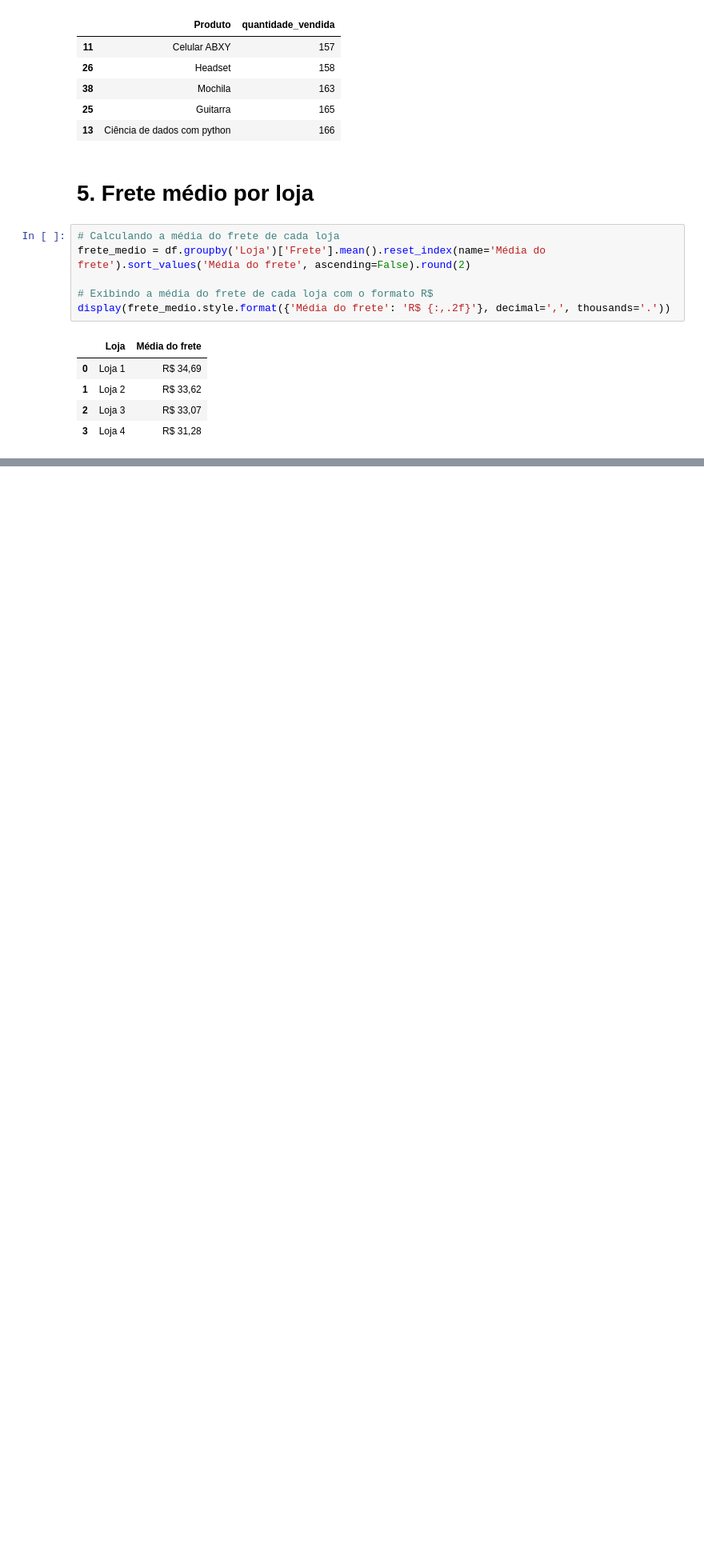
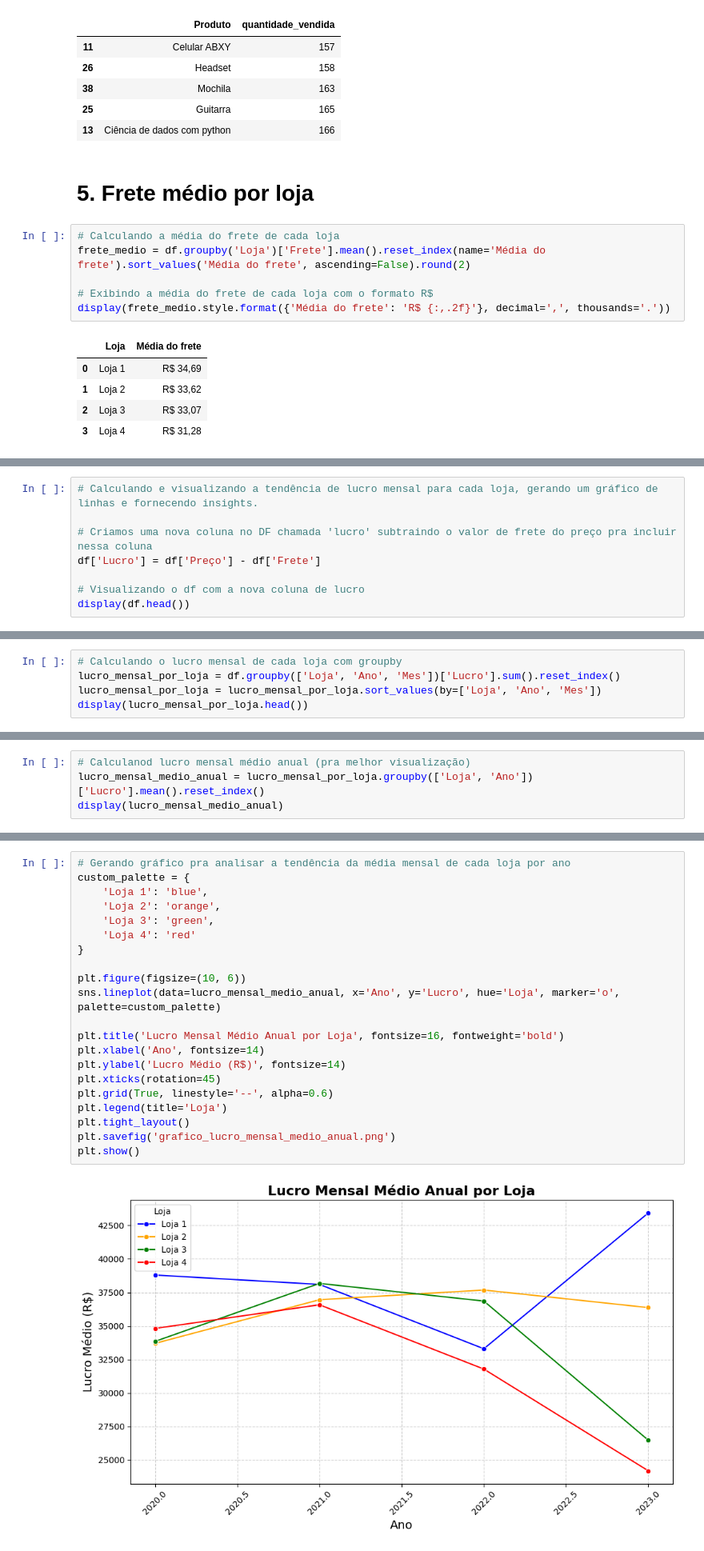
Before and after one commit to lidimoura/challenge1-data-science-Alura-Store, a Jupyter notebook: AluraStoreBrasil.ipynb, the cells around one changed output, grey strips where cells are left out. Shown at 80% size. Cells and saved outputs as stored; diff of their text form; blank space fills up the shorter version.

Commit message:
Criado usando o Colab - finalização da análise com gráficos comparativos de rendimento mensal médio de cada loja e receita média por venda de cada loja

```diff
--- a/AluraStoreBrasil.ipynb
+++ b/AluraStoreBrasil.ipynb
@@ -559,0 +562,8 @@ plt.show()
+# %%
+# Calculando e visualizando a tendência de lucro mensal para cada loja, gerando um gráfico de linhas e fornecendo insights.
+
+# Criamos uma nova coluna no DF chamada 'lucro' subtraindo o valor de frete do preço pra incluir nessa coluna
+df['Lucro'] = df['Preço'] - df['Frete']
+
+# Visualizando o df com a nova coluna de lucro
+display(df.head())
@@ -559,0 +577,5 @@ plt.show()
+# %%
+# Calculando o lucro mensal de cada loja com groupby
+lucro_mensal_por_loja = df.groupby(['Loja', 'Ano', 'Mes'])['Lucro'].sum().reset_index()
+lucro_mensal_por_loja = lucro_mensal_por_loja.sort_values(by=['Loja', 'Ano', 'Mes'])
+display(lucro_mensal_por_loja.head())
@@ -559,0 +589,4 @@ plt.show()
+# %%
+# Calculanod lucro mensal médio anual (pra melhor visualização)
+lucro_mensal_medio_anual = lucro_mensal_por_loja.groupby(['Loja', 'Ano'])['Lucro'].mean().reset_index()
+display(lucro_mensal_medio_anual)
@@ -559,0 +611,23 @@ plt.show()
+# %%
+# Gerando gráfico pra analisar a tendência da média mensal de cada loja por ano
+custom_palette = {
+    'Loja 1': 'blue',
+    'Loja 2': 'orange',
+    'Loja 3': 'green',
+    'Loja 4': 'red'
+}
+
+plt.figure(figsize=(10, 6))
+sns.lineplot(data=lucro_mensal_medio_anual, x='Ano', y='Lucro', hue='Loja', marker='o', palette=custom_palette)
+
+plt.title('Lucro Mensal Médio Anual por Loja', fontsize=16, fontweight='bold')
+plt.xlabel('Ano', fontsize=14)
+plt.ylabel('Lucro Médio (R$)', fontsize=14)
+plt.xticks(rotation=45)
+plt.grid(True, linestyle='--', alpha=0.6)
+plt.legend(title='Loja')
+plt.tight_layout()
+plt.savefig('grafico_lucro_mensal_medio_anual.png')
+plt.show()
+# %% [output]
+[figure, added]
```
Also changed, not shown: parts of 11 cells of this notebook.
